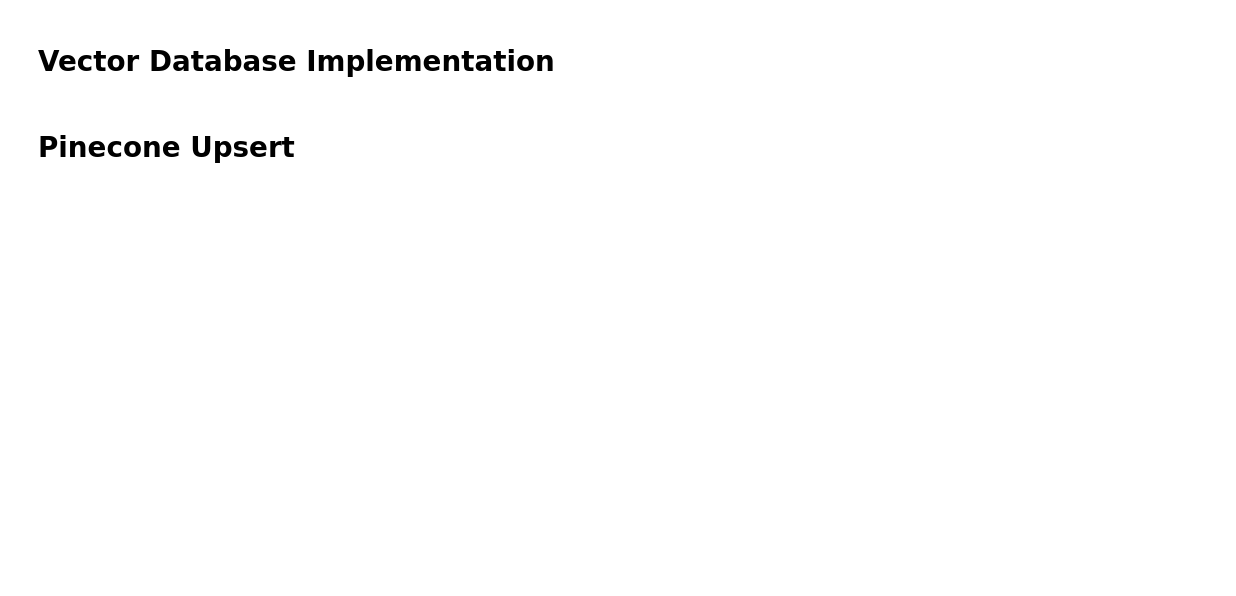
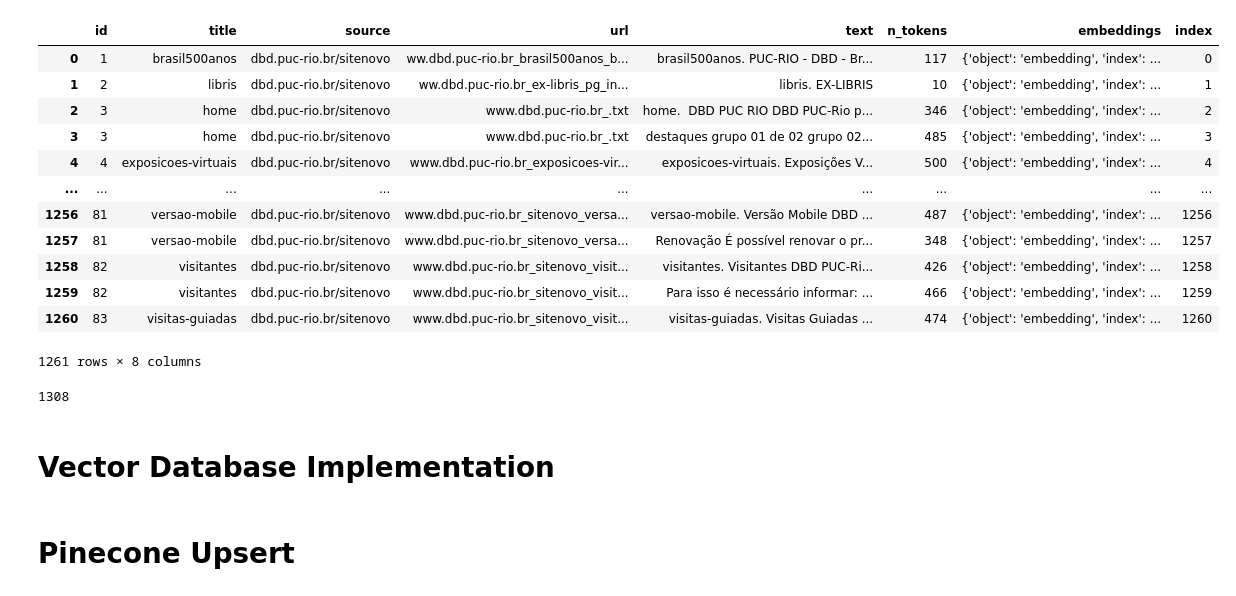
Before and after one commit to giu-ferreira-cientista/openai-cookbook, a Jupyter notebook: solutions/web_crawl_Q&A/web-qa.ipynb, the cells around one changed output. Saved outputs shown, nothing was run; the diff lists cells and outputs as text; code cells hidden in the pictures; blank space fills up the shorter version.

```diff
--- a/solutions/web_crawl_Q&A/web-qa.ipynb
+++ b/solutions/web_crawl_Q&A/web-qa.ipynb
@@ -290,3 +345,25 @@ df.n_tokens.hist()
+# %%
+df['index'] = df.index
+# %%
+df
+# %% [output]
+|  | id | title | source | url | text | n_tokens | embeddings | index |
+| 0 | 1 | brasil500anos | dbd.puc-rio.br/sitenovo | ww.dbd.puc-rio.br_brasil500anos_b... | brasil500anos. PUC-RIO - DBD - Br... | 117 | {'object': 'embedding', 'index': ... | 0 |
+| 1 | 2 | libris | dbd.puc-rio.br/sitenovo | ww.dbd.puc-rio.br_ex-libris_pg_in... | libris. EX-LIBRIS | 10 | {'object': 'embedding', 'index': ... | 1 |
+| 2 | 3 | home | dbd.puc-rio.br/sitenovo | www.dbd.puc-rio.br_.txt | home. ﻿ DBD PUC RIO DBD PUC-Rio p... | 346 | {'object': 'embedding', 'index': ... | 2 |
+| 3 | 3 | home | dbd.puc-rio.br/sitenovo | www.dbd.puc-rio.br_.txt | destaques grupo 01 de 02 grupo 02... | 485 | {'object': 'embedding', 'index': ... | 3 |
+| 4 | 4 | exposicoes-virtuais | dbd.puc-rio.br/sitenovo | www.dbd.puc-rio.br_exposicoes-vir... | exposicoes-virtuais. Exposições V... | 500 | {'object': 'embedding', 'index': ... | 4 |
+| ... | ... | ... | ... | ... | ... | ... | ... | ... |
+| 1256 | 81 | versao-mobile | dbd.puc-rio.br/sitenovo | www.dbd.puc-rio.br_sitenovo_versa... | versao-mobile. Versão Mobile DBD ... | 487 | {'object': 'embedding', 'index': ... | 1256 |
+| 1257 | 81 | versao-mobile | dbd.puc-rio.br/sitenovo | www.dbd.puc-rio.br_sitenovo_versa... | Renovação É possível renovar o pr... | 348 | {'object': 'embedding', 'index': ... | 1257 |
+| 1258 | 82 | visitantes | dbd.puc-rio.br/sitenovo | www.dbd.puc-rio.br_sitenovo_visit... | visitantes. Visitantes DBD PUC-Ri... | 426 | {'object': 'embedding', 'index': ... | 1258 |
+| 1259 | 82 | visitantes | dbd.puc-rio.br/sitenovo | www.dbd.puc-rio.br_sitenovo_visit... | Para isso é necessário informar: ... | 466 | {'object': 'embedding', 'index': ... | 1259 |
+| 1260 | 83 | visitas-guiadas | dbd.puc-rio.br/sitenovo | www.dbd.puc-rio.br_sitenovo_visit... | visitas-guiadas. Visitas Guiadas ... | 474 | {'object': 'embedding', 'index': ... | 1260 |
+1261 rows × 8 columns
+# %%
+len(df['text'].values[5])
+# %% [output]
+1308
 # %%
 # imports
 import time
```
Also changed, not shown: parts of 24 cells of this notebook, 3 other files.
